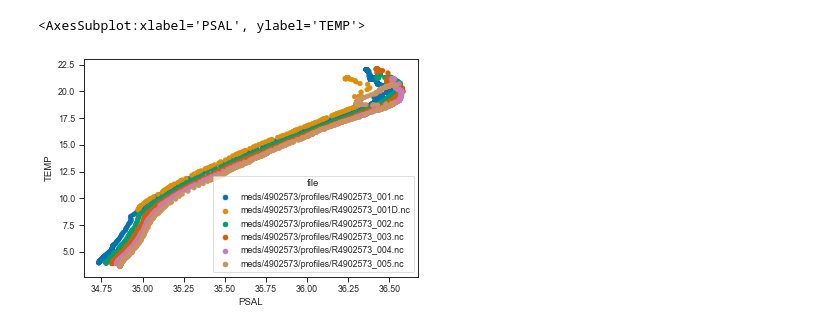
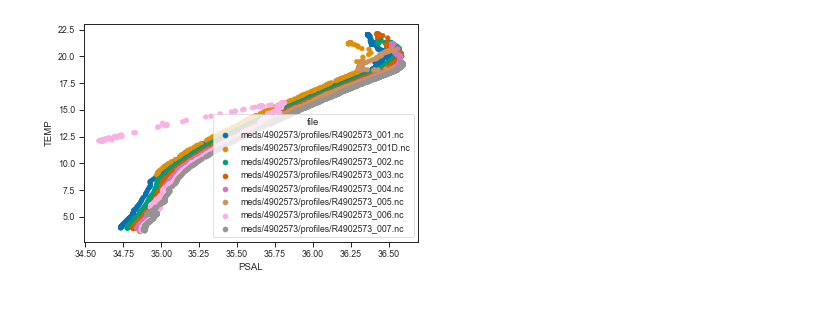
Before and after one commit to ArgoCanada/argo-dm, a Jupyter notebook: notebooks/fsd.ipynb, the cells around one changed output. Drawn from its saved outputs; the diff is of its cells as text; code cells hidden in the pictures.

Commit message:
recent profiles for fsd float

```diff
--- a/notebooks/fsd.ipynb
+++ b/notebooks/fsd.ipynb
@@ -62,5 +61,5 @@ g.legend(bbox_to_anchor = (1.01, 0.4))
 # %%
 # note - this is actually the saltiest profile from this float, and it is still fresh relative to nearby profiles
-# excuse the mismatched color schemes - but the above pink profile is the same as the below brown profiles (cycle 005)
-sns.scatterplot(x='PSAL', y='TEMP', hue='file', data=flt.prof.levels[['PRES', 'TEMP', 'PSAL']], edgecolor=None)
+# excuse the mismatched color schemes
+g = sns.scatterplot(x='PSAL', y='TEMP', hue='file', data=flt.prof.levels[['PRES', 'TEMP', 'PSAL']], edgecolor=None)
 # %% [output]
@@ -69,2 +67 @@ Reading 6 files
-<AxesSubplot:xlabel='PSAL', ylabel='TEMP'>
-[figure, old version]
+[figure, new version]
```
Also changed, not shown: parts of 6 cells of this notebook, 1 other file.
